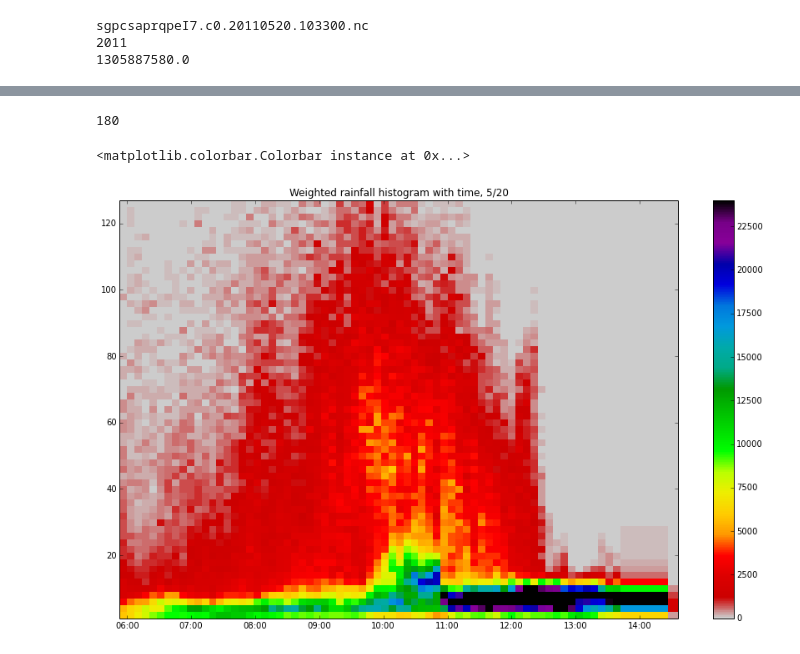
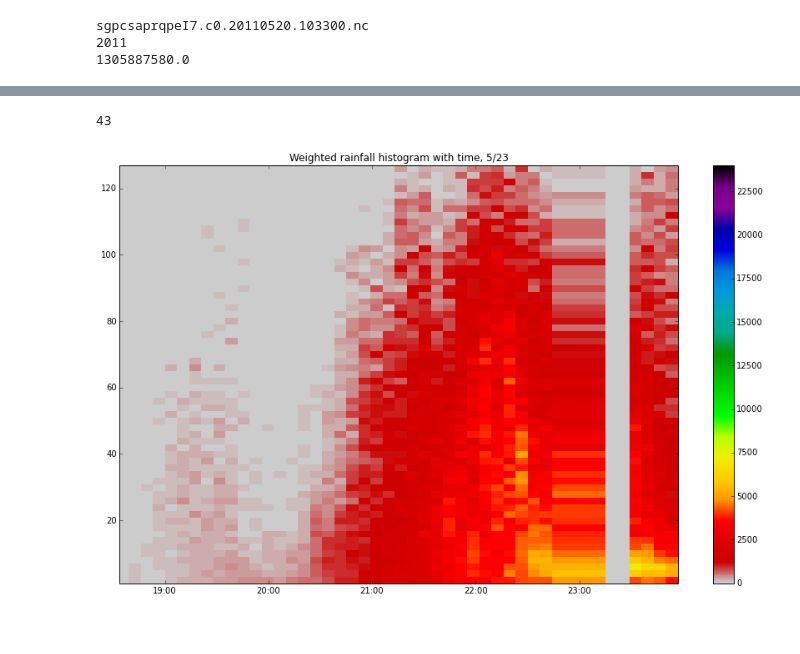
Before and after one commit to mvanlierwalq/IPy_NB_Public, a Jupyter notebook: csapr_qpe_analyze.ipynb, the cells around one changed output, grey strips where cells are left out. Saved outputs shown, nothing was run; the diff lists cells and outputs as text; code cells hidden in the pictures.

```diff
--- a/csapr_qpe_analyze.ipynb
+++ b/csapr_qpe_analyze.ipynb
@@ -133 +185,6 @@ for root,dirs,files in os.walk('./'):
+# %%
+plot_qpe_ts('../20110523/','5/23')
+# %% [output]
+43
+[figure, added]
 # %%
@@ -157,17 +234,0 @@ for i in range(numfiles):
-# %%
-print numfiles
-hfmt = dates.DateFormatter('%H:%M')
-dts  = map(datetime.datetime.utcfromtimestamp,tm_all)
-tim  = dates.date2num(dts)
-f=plt.figure(figsize=[15,9])
-plt.pcolormesh(tim[50:120],rcent,his_t[50:120,:].T,cmap=cm.spectral_r,vmin=0,vmax=24000.)
-ax1 = plt.gca()
-ax1.xaxis.set_major_locator(dates.HourLocator())
-ax1.xaxis.set_major_formatter(hfmt)
-plt.title('Weighted rainfall histogram with time, 5/20')
-plt.autoscale(enable=True, axis='both', tight=True)
-plt.colorbar()
-# %% [output]
-180
-<matplotlib.colorbar.Colorbar instance at 0x...>
-[figure, removed]
```
Also changed, not shown: parts of 14 cells of this notebook.
